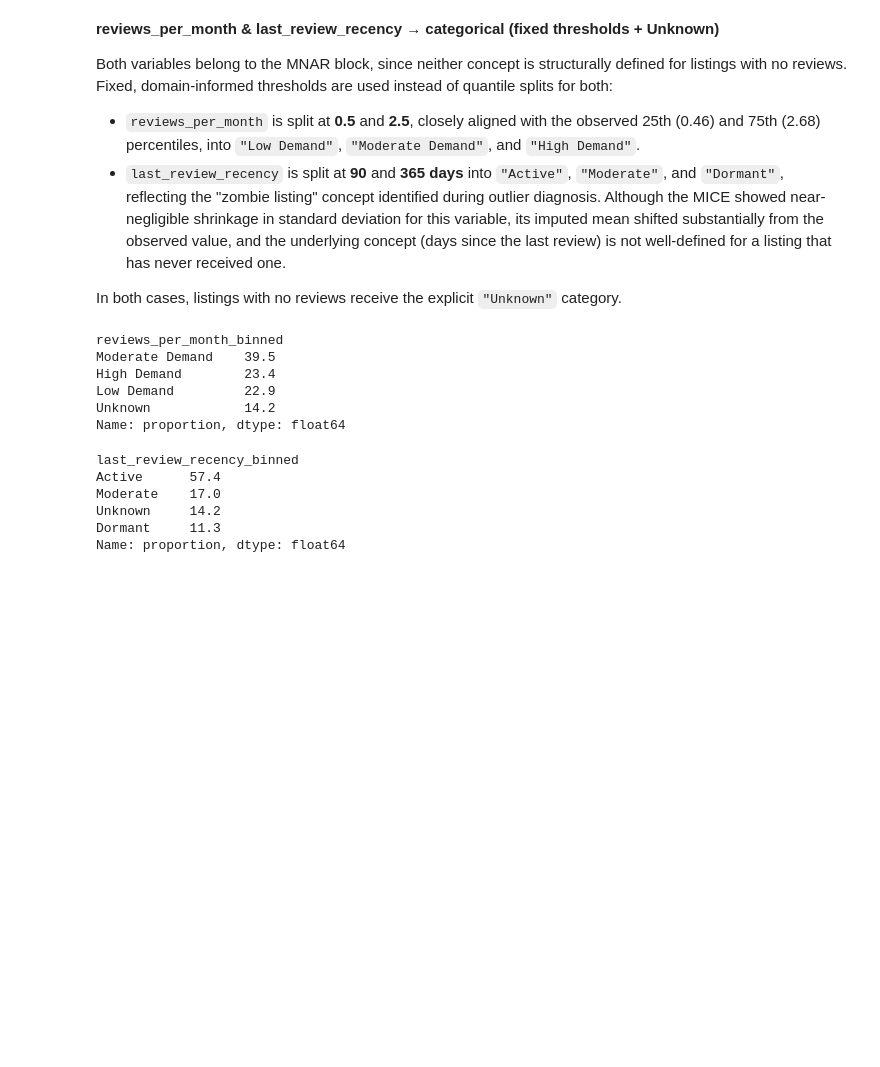
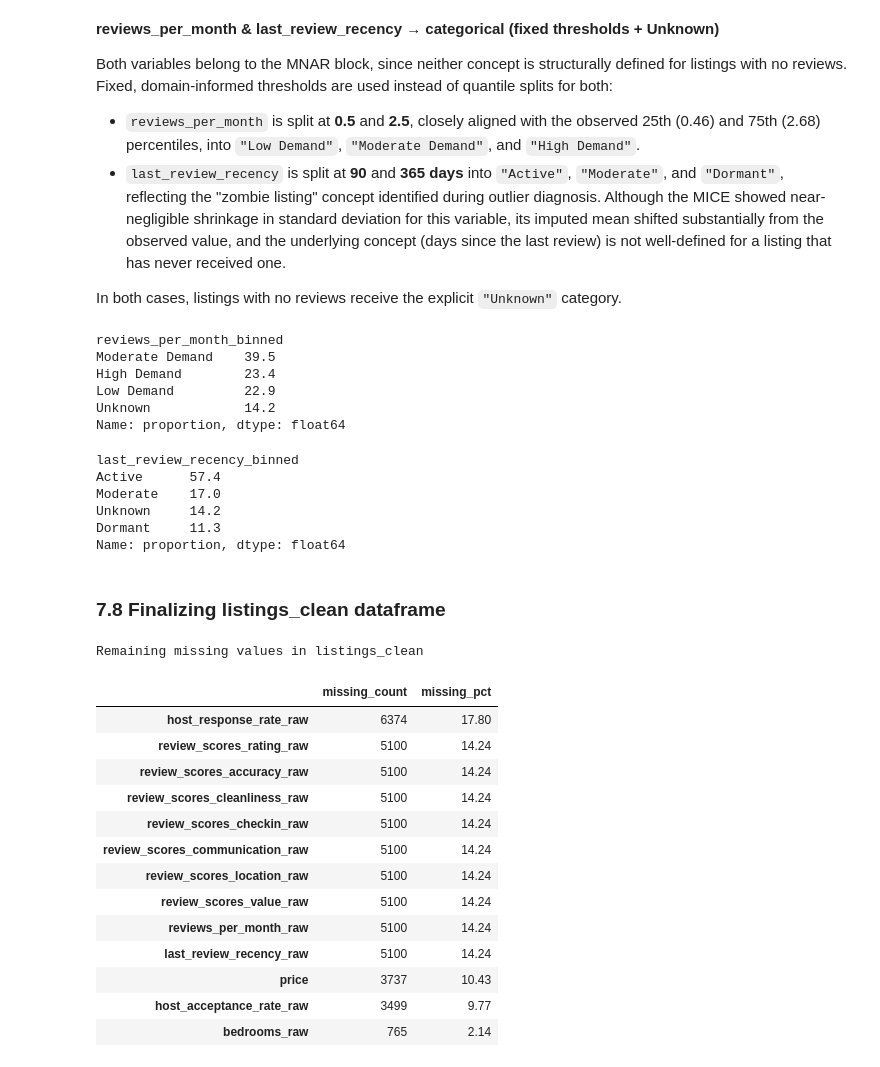
Before and after one commit to pln6/airbnb-market-segmentation-analysis, a Jupyter notebook: notebooks/01_data_cleaning.ipynb, the cells around one changed output. Saved outputs shown, nothing was run; the diff lists cells and outputs as text; code cells hidden in the pictures; blank space fills up the shorter version.

Commit message:
feat: finalize and export listings_clean dataset

```diff
--- a/notebooks/01_data_cleaning.ipynb
+++ b/notebooks/01_data_cleaning.ipynb
@@ -2506,3 +2506,43 @@ Moderate    17.0
 Unknown     14.2
 Dormant     11.3
 Name: proportion, dtype: float64
+# %% [markdown]
+### 7.8 Finalizing listings_clean dataframe
+# %%
+# revert MICE-imputed values for variables where binning was chosen instead
+cols_mice_rejected = [
+    'bedrooms',
+    'review_scores_rating', 'review_scores_accuracy', 'review_scores_cleanliness',
+    'review_scores_checkin', 'review_scores_communication', 'review_scores_location',
+    'review_scores_value', 'reviews_per_month', 'last_review_recency',
+    'host_acceptance_rate', 'host_response_rate'
+]
+
+for col in cols_mice_rejected:
+    listings_clean[col] = listings_trimmed[col]
+
+listings_clean = listings_clean.rename(columns={col: f'{col}_raw' for col in cols_mice_rejected})
+
+# sanity check — confirm final missingness state of listings_clean
+final_missing = listings_clean.isna().sum()
+final_missing = final_missing[final_missing > 0].sort_values(ascending=False)
+
+print("Remaining missing values in listings_clean")
+display(final_missing.rename('missing_count').to_frame()
+        .assign(missing_pct=lambda d: (d['missing_count'] / len(listings_clean) * 100).round(2)))
+# %% [output]
+Remaining missing values in listings_clean
+|  | missing_count | missing_pct |
+| host_response_rate_raw | 6374 | 17.80 |
+| review_scores_rating_raw | 5100 | 14.24 |
+| review_scores_accuracy_raw | 5100 | 14.24 |
+| review_scores_cleanliness_raw | 5100 | 14.24 |
+| review_scores_checkin_raw | 5100 | 14.24 |
+| review_scores_communication_raw | 5100 | 14.24 |
+| review_scores_location_raw | 5100 | 14.24 |
+| review_scores_value_raw | 5100 | 14.24 |
+| reviews_per_month_raw | 5100 | 14.24 |
+| last_review_recency_raw | 5100 | 14.24 |
+| price | 3737 | 10.43 |
+| host_acceptance_rate_raw | 3499 | 9.77 |
+| bedrooms_raw | 765 | 2.14 |
```
Also changed, not shown: parts of 1 cell of this notebook.
